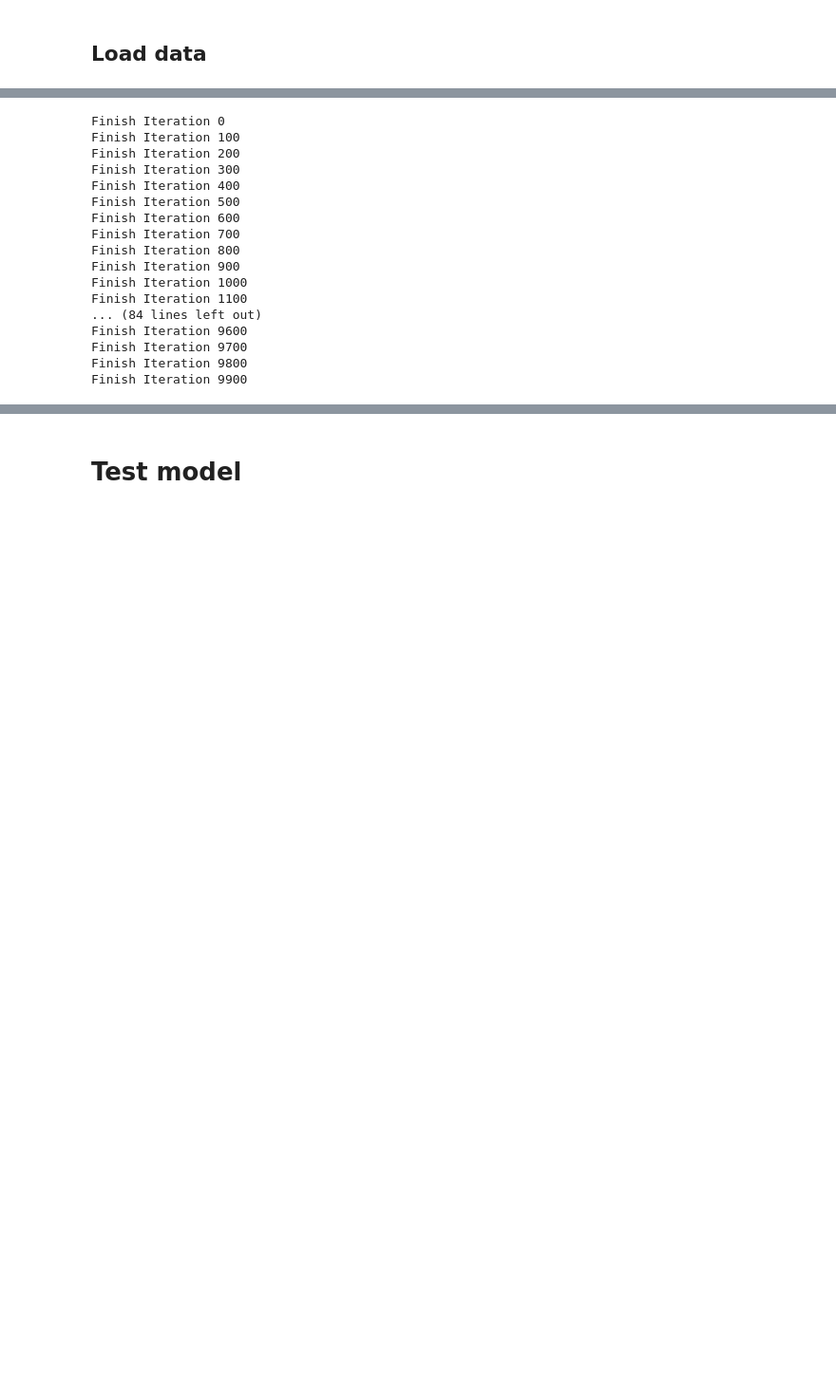
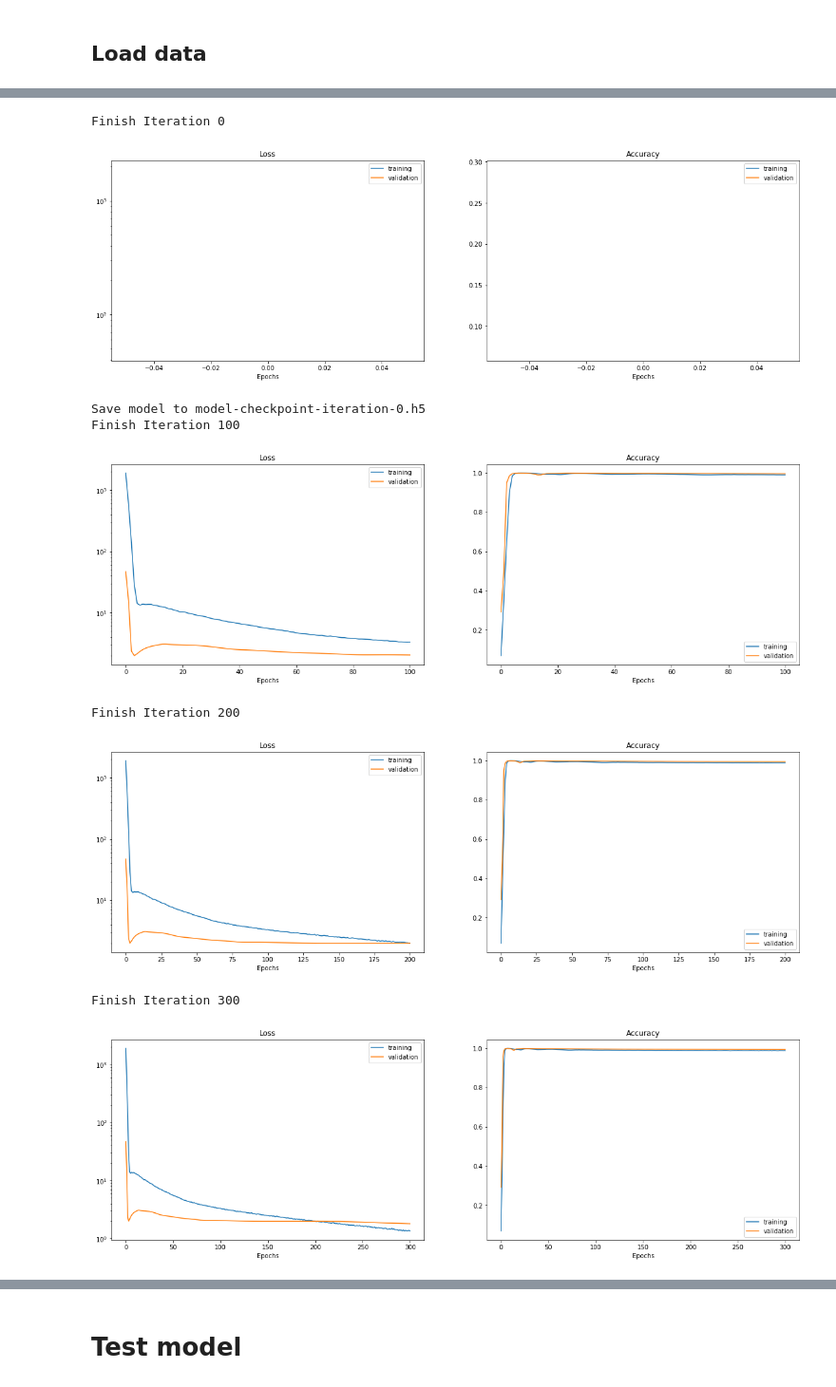
Before and after one commit to mjenrungrot/NoteheadDetectorFCN, a Jupyter notebook: FCN.ipynb, the cells around one changed output, grey strips where cells are left out. Shown at 95% size. Drawn from its saved outputs; the diff is of its cells as text; code cells hidden in the pictures; blank space fills up the shorter version.

```diff
--- a/FCN.ipynb
+++ b/FCN.ipynb
@@ -301,5 +305,5 @@ blocks = [vgg_conv(64, 1, block_name='block1'),
 encoder = Encoder(inputs, blocks)
 # %%
 feat_pyramid = encoder.outputs   # A feature pyramid with 5 scales
-feat_pyramid = feat_pyramid[:4]  # Select only the top three scale of the pyramid
+feat_pyramid = feat_pyramid[:5]  # Select only the top three scale of the pyramid
 feat_pyramid.append(inputs)      # Add image to the bottom of the pyramid
@@ -518,29 +541,43 @@ hist = {
 # %%
 for itr in range(NUM_ITERATION):
     train_img, train_annotation = data_reader.next_batch(20)
     val_img, val_annotation = data_reader.get_test_records()
     history = model.fit(x=train_img, y=train_annotation, verbose=False, validation_data=(val_img, val_annotation))
     for key in history.history:
         value = history.history[key]
         hist[key].append(value)
 
     if itr % PRINT_EVERY_ITR == 0:
+        plt.close()
         print("Finish Iteration {:}".format(itr))
+        plt.figure(figsize=(20,6))
+        plt.subplot(1,2,1)
+        plt.plot(hist['loss'], label='training')
+        plt.plot(hist['val_loss'], label='validation')
+        plt.title('Loss')
+        plt.legend()
+        plt.yscale('log')
+        plt.xlabel('Epochs')
+
+        plt.subplot(1,2,2)
+        plt.plot(hist['acc'], label='training')
+        plt.plot(hist['val_acc'], label='validation')
+        plt.title('Accuracy')
+        plt.legend()
+        plt.xlabel('Epochs')
+
+        plt.show()
+    if itr % SAVE_EVERY_ITR == 0:
+        outputFile = 'model-checkpoint-iteration-{:}.h5'.format(itr)
+        print("Save model to {:}".format(outputFile))
+        model.save(outputFile)
 # %% [output]
 Finish Iteration 0
-Finish Iteration 100
-Finish Iteration 200
-Finish Iteration 300
-Finish Iteration 400
-Finish Iteration 500
-Finish Iteration 600
-Finish Iteration 700
-Finish Iteration 800
-Finish Iteration 900
-Finish Iteration 1000
-Finish Iteration 1100
-... (84 lines left out)
-Finish Iteration 9600
-Finish Iteration 9700
-Finish Iteration 9800
-Finish Iteration 9900
+[figure, added]
+Save model to model-checkpoint-iteration-0.h5
+Finish Iteration 100
+[figure, added]
+Finish Iteration 200
+[figure, added]
+Finish Iteration 300
+[figure, added]
```
Also changed, not shown: parts of 32 cells of this notebook.
